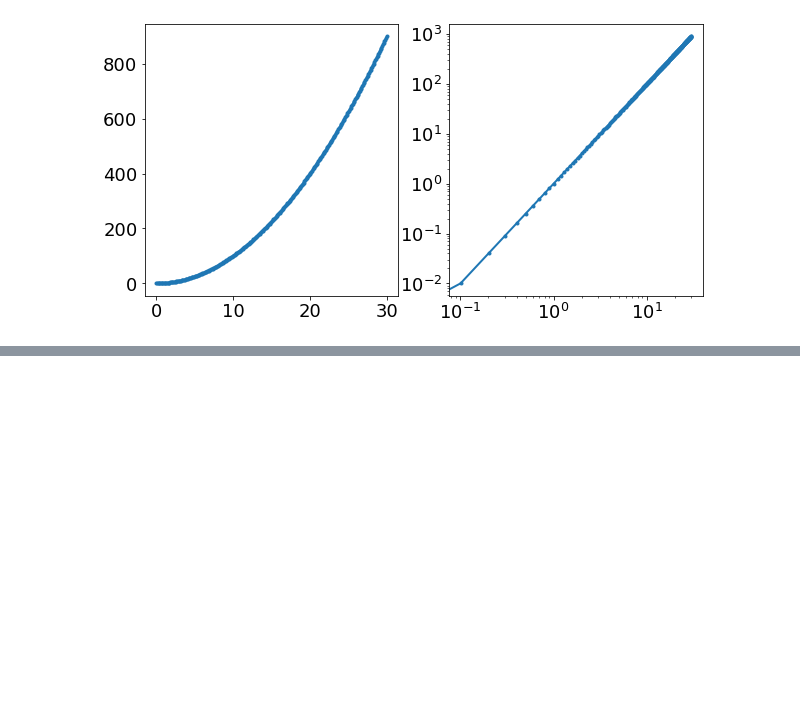
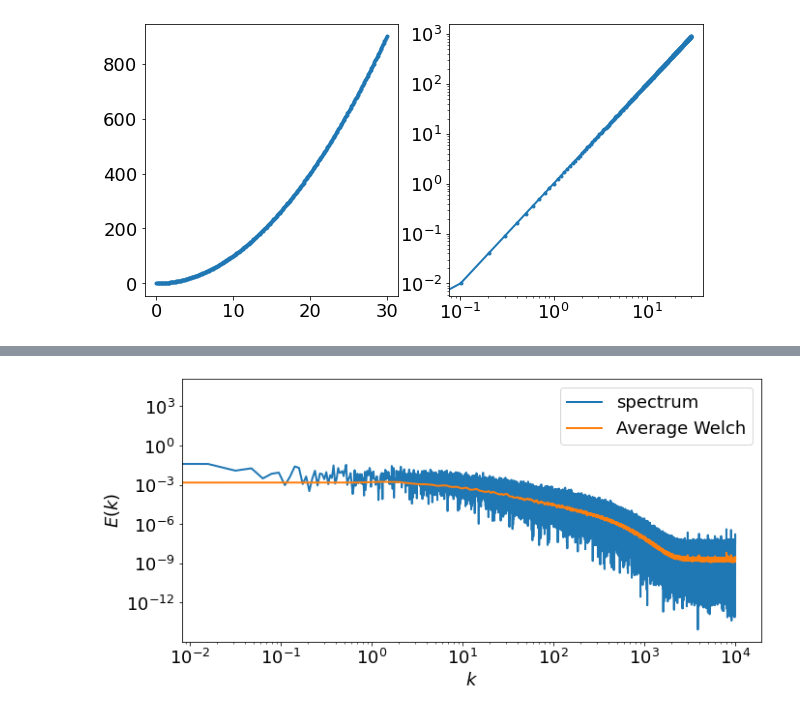
Before and after one commit to T1mors/Fluiddynamik, a Jupyter notebook: Turbulence Analysis.ipynb, the cells around one changed output, grey strips where cells are left out. Cells and saved outputs as stored; diff of their text form; code cells hidden in the pictures; blank space fills up the shorter version.

```diff
--- a/Turbulence Analysis.ipynb
+++ b/Turbulence Analysis.ipynb
@@ -385,0 +431,18 @@ ax[1].loglog(r_lin, y, marker='.')
+# %%
+data_fourier = np.fft.rfft(data)/np.size(data)*20
+k = np.linspace(0, 20*1000/2, np.size(data)//2+1)
+spectrum = np.abs(data_fourier**2)
+
+# Estimate power spectral density using Welch’s method.
+freq_welch, spectrum_average = signal.welch(data, fs=20*1000, nperseg=30000)
+# f, Pxx_averaged = signal.welch(data, fs=20*1000, average='median')
+# %%
+fig, ax = plt.subplots(figsize=(10,5), tight_layout=True)
+ax.loglog(k,spectrum, label='spectrum')
+ax.loglog(freq_welch, spectrum_average, label='Average Welch')
+ax.set_xlabel('$k$')
+ax.set_ylabel('$E(k)$')
+ax.legend()
+plt.savefig('Abb/Spectrum')
+# %% [output]
+[figure, added]
```
Also changed, not shown: parts of 25 cells of this notebook, 6 other files.
